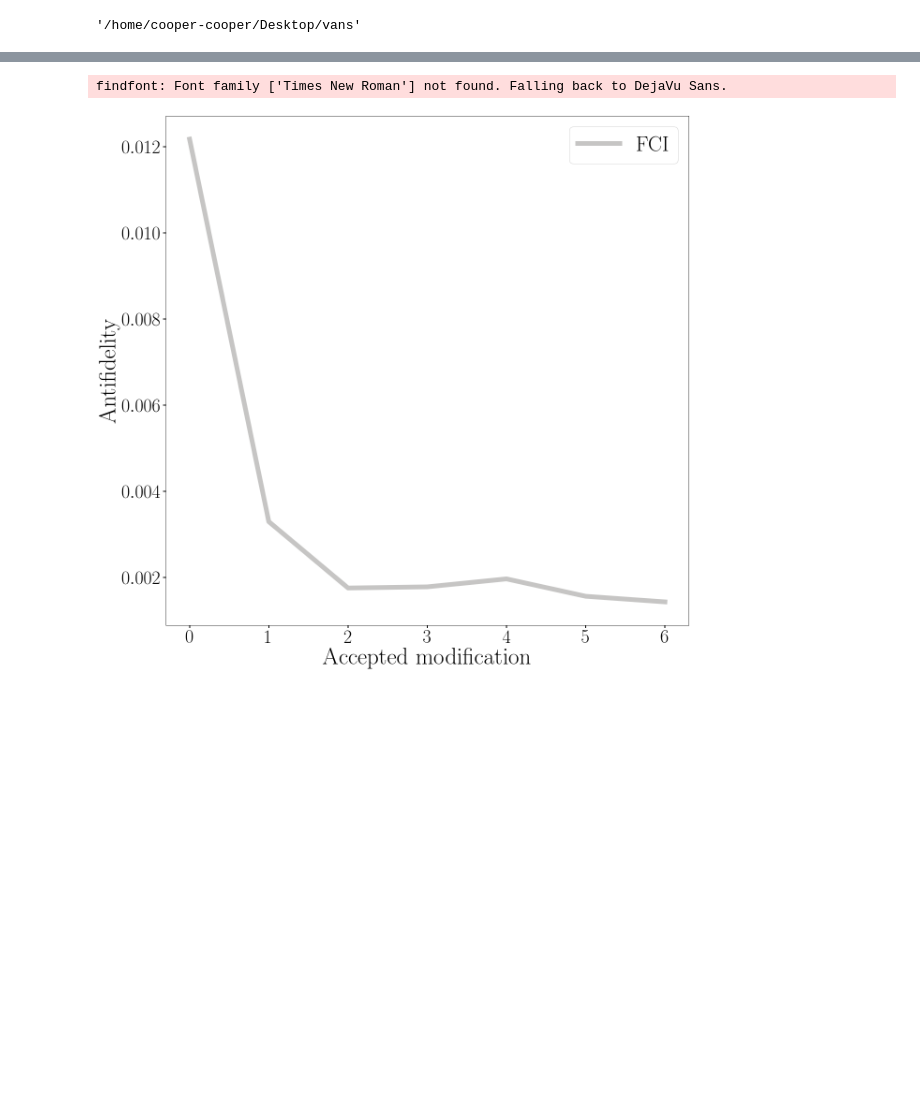
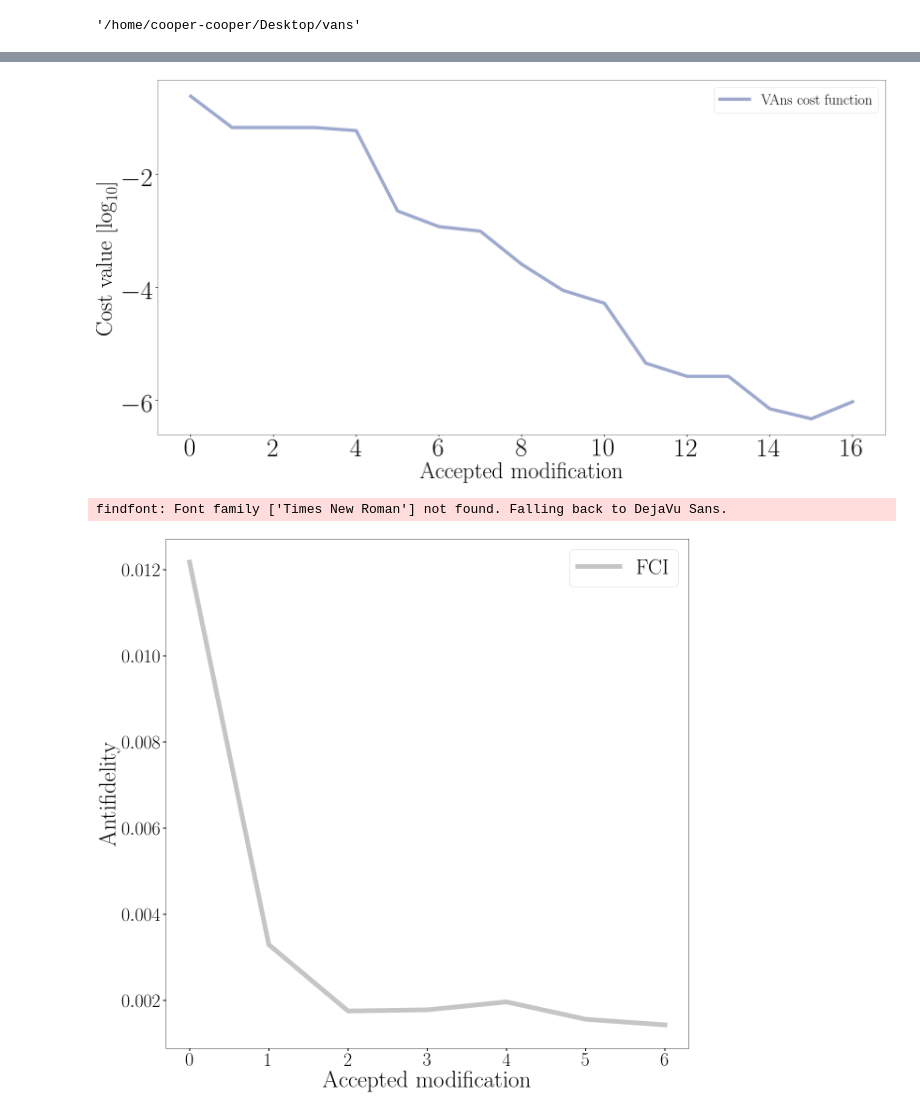
Before and after one commit to matibilkis/vans, a Jupyter notebook: results/autoencoder/plot_autoencoder.ipynb, the cells around one changed output, grey strips where cells are left out. Drawn from its saved outputs; the diff is of its cells as text; code cells hidden in the pictures; blank space fills up the shorter version.

```diff
--- a/results/autoencoder/plot_autoencoder.ipynb
+++ b/results/autoencoder/plot_autoencoder.ipynb
@@ -53,5 +54,5 @@ os.getcwd()
 # %% [output]
 '/home/cooper-cooper/Desktop/vans'
 # %%
-with open("../data-vans/data-in-paper-2marzo/AutoencoderH2/N4_AUTOENCODERH2_3_quiet/run_38/evolution.pkl","rb") as f:
+with open("../data-vans/AutoencoderH2/N4_AUTOENCODERH2_3_quiet/run_18/evolution.pkl","rb") as f:
     evo = pickle.load(f)
@@ -58,34 +82,32 @@ with open("../data-vans/data-in-paper-2marzo/AutoencoderH2/N4_AUTOENCODERH2_3_qu
 # %%
-antifidelities=[]
-for k in list(evo.values()):
-    antifidelities.append(k[1])
-
-
 
 color1="#D79922"
 color2="#4056A1"
 color3="#F13C20"
 color4="#5D001E"
 color5="#8E8D8A"
 import matplotlib
 
 plt.style.use('results/plots/style.mplstyle')
 matplotlib.rc("text",usetex=True)
 plt.rcParams["font.family"] = "Times New Roman"
 
 import matplotlib.colors as colors
 converter = colors.ColorConverter()
 plt.rcParams.update({'font.size': 45})
 
 
-plt.figure(figsize=(20,20))
-plt.plot(antifidelities,color=converter.to_rgb(color5),linewidth=10,alpha=0.5,label="FCI")
-plt.tick_params(direction='out', length=6, width=2, colors='black', grid_alpha=0.5,labelsize=40)
+plt.figure(figsize=(40,20))
+plt.plot(np.log10(antifidelities),color=converter.to_rgb(color2),linewidth=10,alpha=0.5,label="VAns cost function")
+plt.tick_params(direction='out', length=6, width=2, colors='black', grid_alpha=0.5,labelsize=80)
 #plt.xticks([0.5,2.0,1.0,1.5,2.0,2.3])
-plt.xlabel("Accepted modification")
-plt.ylabel("Antifidelity")
+plt.xlabel("Accepted modification",size=70)
+plt.ylabel("Cost value "+r'$[\log _{10}]$',size=70)
 plt.legend(prop={"size":45})
-plt.savefig("antifidelities.pdf",format="pdf")
+
+plt.savefig("charlacostautoen.pdf",format="pdf")
+# %% [output]
+[figure, added]
 # %%
 # %% [output]
 findfont: Font family ['Times New Roman'] not found. Falling back to DejaVu Sans.
```
Also changed, not shown: parts of 2 cells of this notebook, 9 other files.
